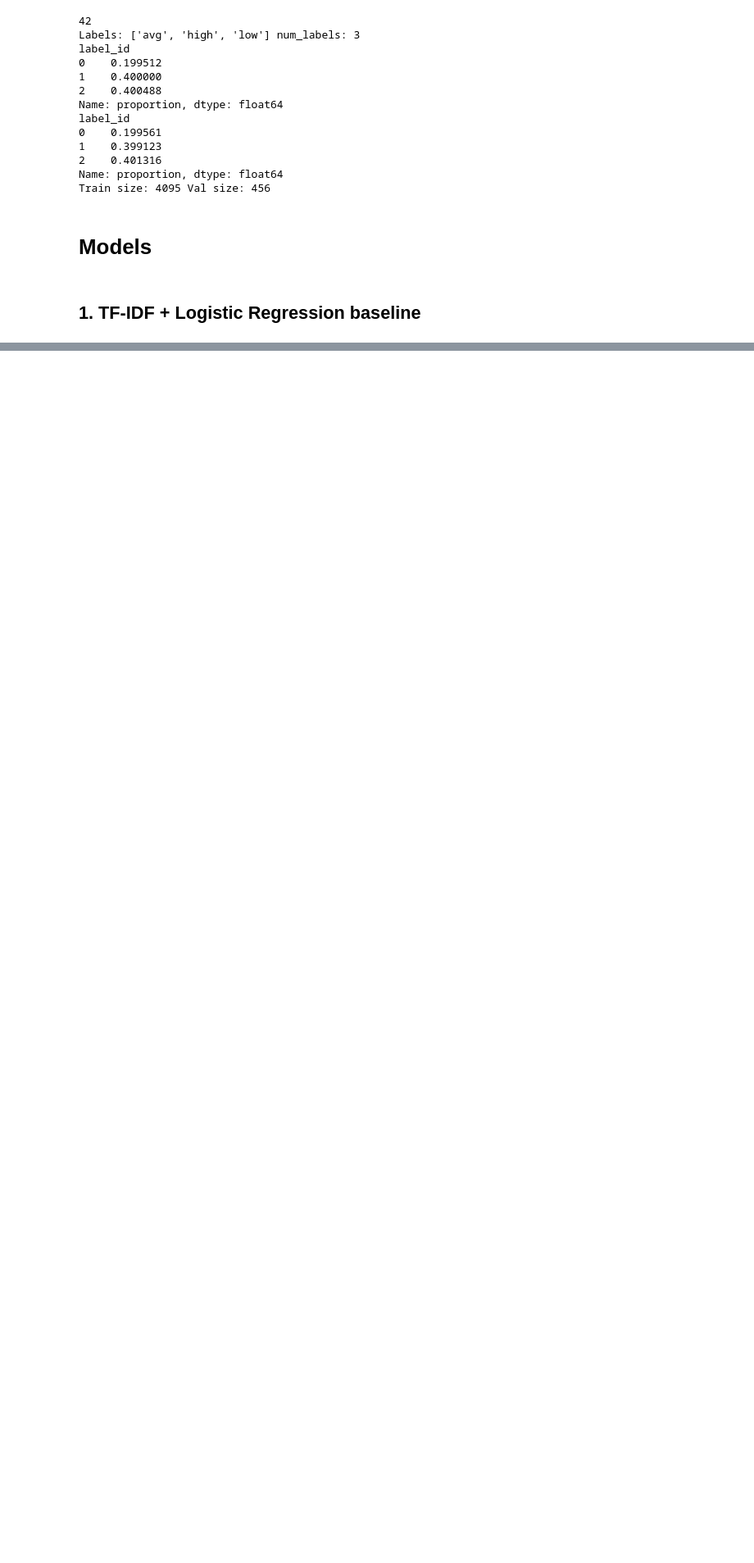
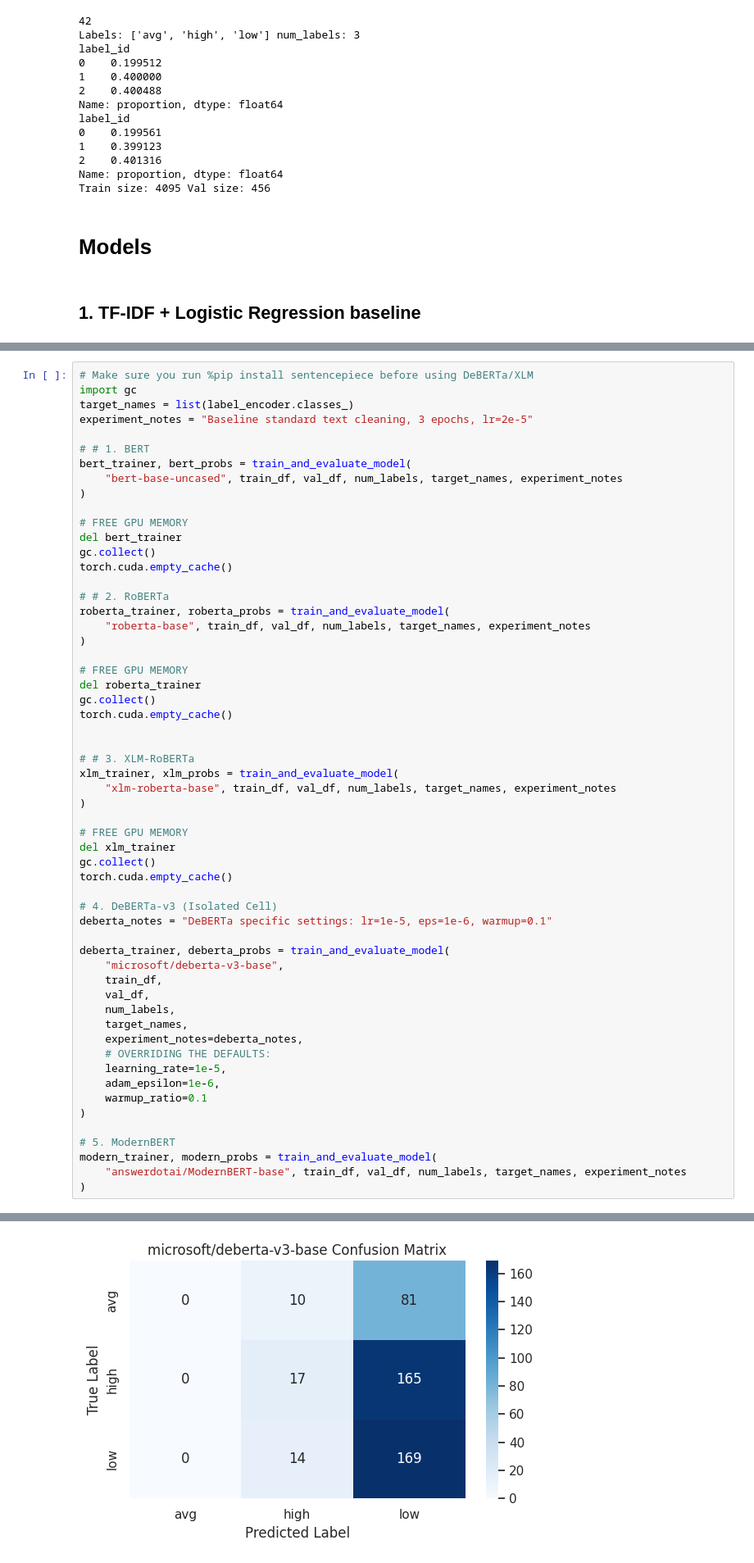
Before and after one commit to Western-Windows/SociaLift, a Jupyter notebook: engagement_final.ipynb, the cells around one changed output, grey strips where cells are left out. Shown at 82% size. Drawn from its saved outputs; the diff is of its cells as text; blank space fills up the shorter version.

```diff
--- a/engagement_final.ipynb
+++ b/engagement_final.ipynb
@@ -2576,0 +822,58 @@ No data analysis findings are available yet, as the current step focuses on reso
+# %%
+# Make sure you run %pip install sentencepiece before using DeBERTa/XLM
+import gc
+target_names = list(label_encoder.classes_)
+experiment_notes = "Baseline standard text cleaning, 3 epochs, lr=2e-5"
+
+# # 1. BERT
+bert_trainer, bert_probs = train_and_evaluate_model(
+    "bert-base-uncased", train_df, val_df, num_labels, target_names, experiment_notes
+)
+
+# FREE GPU MEMORY
+del bert_trainer
+gc.collect()
+torch.cuda.empty_cache()
+
+# # 2. RoBERTa
+roberta_trainer, roberta_probs = train_and_evaluate_model(
+    "roberta-base", train_df, val_df, num_labels, target_names, experiment_notes
+)
+
+# FREE GPU MEMORY
+del roberta_trainer
+gc.collect()
+torch.cuda.empty_cache()
+
+
+# # 3. XLM-RoBERTa
+xlm_trainer, xlm_probs = train_and_evaluate_model(
+    "xlm-roberta-base", train_df, val_df, num_labels, target_names, experiment_notes
+)
+
+# FREE GPU MEMORY
+del xlm_trainer
+gc.collect()
+torch.cuda.empty_cache()
+
+# 4. DeBERTa-v3 (Isolated Cell)
+deberta_notes = "DeBERTa specific settings: lr=1e-5, eps=1e-6, warmup=0.1"
+
+deberta_trainer, deberta_probs = train_and_evaluate_model(
+    "microsoft/deberta-v3-base",
+    train_df,
+    val_df,
+    num_labels,
+    target_names,
+    experiment_notes=deberta_notes,
+    # OVERRIDING THE DEFAULTS:
+    learning_rate=1e-5,
+    adam_epsilon=1e-6,
+    warmup_ratio=0.1
+)
+
+# 5. ModernBERT
+modern_trainer, modern_probs = train_and_evaluate_model(
+    "answerdotai/ModernBERT-base", train_df, val_df, num_labels, target_names, experiment_notes
+)
+# %% [output]
@@ -2576,0 +919 @@ No data analysis findings are available yet, as the current step focuses on reso
+[figure, added]
```
Also changed, not shown: parts of 110 cells of this notebook.
